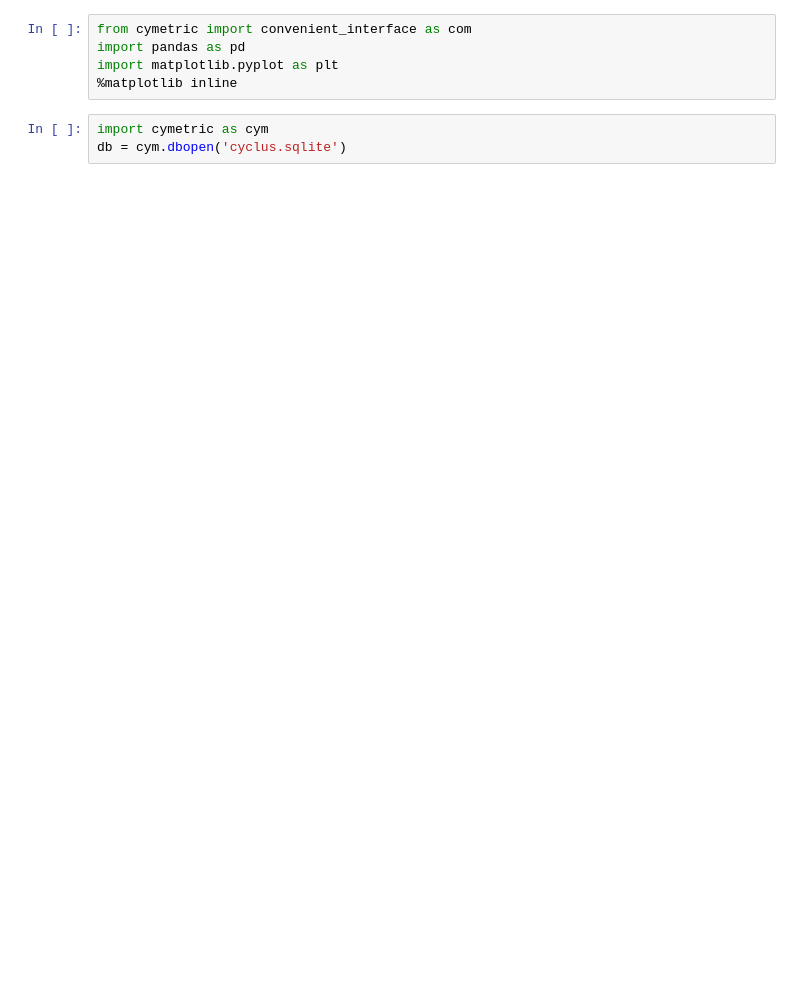
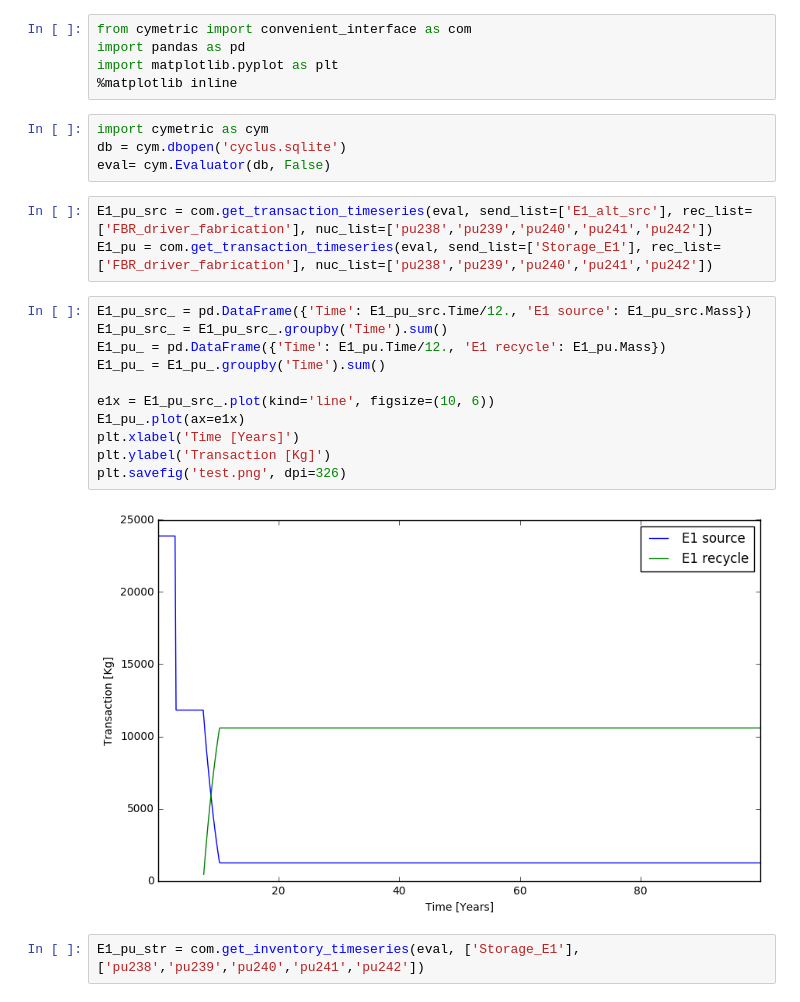
Before and after one commit to Baaaaam/EG30, a Jupyter notebook: EG30_analysis.ipynb, the cells around one changed output. Drawn from its saved outputs; the diff is of its cells as text; blank space fills up the shorter version.

```diff
--- a/EG30_analysis.ipynb
+++ b/EG30_analysis.ipynb
@@ -6,3 +6,22 @@ import matplotlib.pyplot as plt
 # %%
 import cymetric as cym
 db = cym.dbopen('cyclus.sqlite')
+eval= cym.Evaluator(db, False)
+# %%
+E1_pu_src = com.get_transaction_timeseries(eval, send_list=['E1_alt_src'], rec_list=['FBR_driver_fabrication'], nuc_list=['pu238','pu239','pu240','pu241','pu242'])
+E1_pu = com.get_transaction_timeseries(eval, send_list=['Storage_E1'], rec_list=['FBR_driver_fabrication'], nuc_list=['pu238','pu239','pu240','pu241','pu242'])
+# %%
+E1_pu_src_ = pd.DataFrame({'Time': E1_pu_src.Time/12., 'E1 source': E1_pu_src.Mass})
+E1_pu_src_ = E1_pu_src_.groupby('Time').sum()
+E1_pu_ = pd.DataFrame({'Time': E1_pu.Time/12., 'E1 recycle': E1_pu.Mass})
+E1_pu_ = E1_pu_.groupby('Time').sum()
+
+e1x = E1_pu_src_.plot(kind='line', figsize=(10, 6))
+E1_pu_.plot(ax=e1x)
+plt.xlabel('Time [Years]')
+plt.ylabel('Transaction [Kg]')
+plt.savefig('test.png', dpi=326)
+# %% [output]
+[figure, added]
+# %%
+E1_pu_str = com.get_inventory_timeseries(eval, ['Storage_E1'], ['pu238','pu239','pu240','pu241','pu242'])
```
Also changed, not shown: parts of 11 cells of this notebook.
